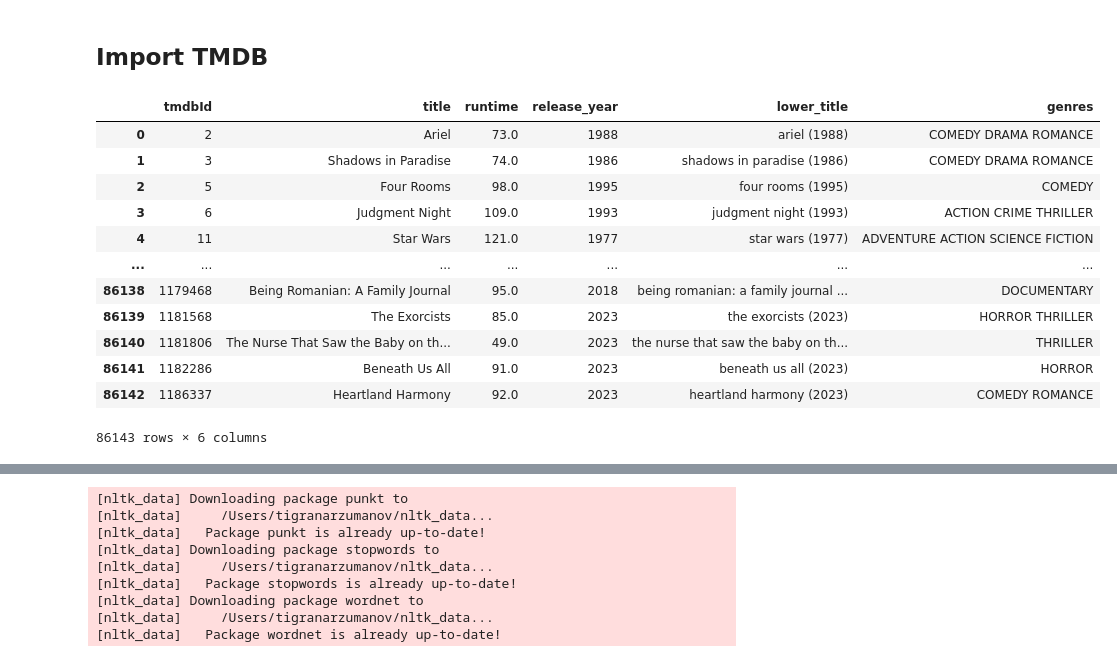
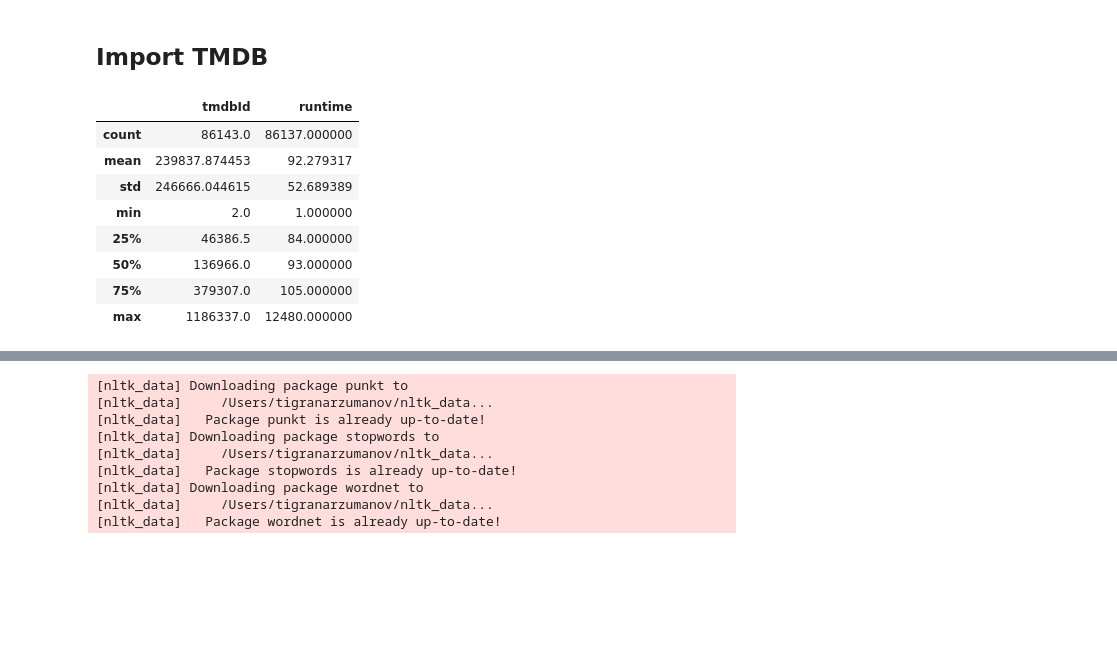
Before and after one commit to oliverramsaygray/film_wizard, a Jupyter notebook: notebooks/FInal Processing And Model.ipynb, the cells around one changed output, grey strips where cells are left out. Drawn from its saved outputs; the diff is of its cells as text; code cells hidden in the pictures; blank space fills up the shorter version.

```diff
--- a/notebooks/FInal Processing And Model.ipynb
+++ b/notebooks/FInal Processing And Model.ipynb
@@ -86,41 +86,37 @@ len(unique_genres)
 # %%
 query = '''
 SELECT tmdbId, title,  release_date, runtime, genre_1, genre_2, genre_3
 
 
 FROM `film-wizard-453315.tmdb_metadata.movie_details`
 '''
 
 # Run the query and store the results in a DataFrame
 tmdb_df = client.query(query).to_dataframe()
 
 #preprocess
 tmdb_df['release_year'] = tmdb_df['release_date'].astype(str).str[:4]
 tmdb_df['lower_title'] = tmdb_df['title'].apply(str.lower) + ' (' + tmdb_df['release_year'] + ')'
 tmdb_df['genres'] = tmdb_df['genre_1'].astype(str) + ' ' + tmdb_df['genre_2'].astype(str) + ' ' + tmdb_df['genre_3'].astype(str)
 tmdb_df['genres'] = tmdb_df['genres'].str.replace('None', '').str.strip().apply(str.upper)
 tmdb_df.drop(columns = ['genre_1','genre_2','genre_3','release_date'], inplace=True)
 tmdb_df = tmdb_df.drop_duplicates(subset=['lower_title']).reset_index(drop= True)
 # replace zero runtime with average
 mean_runtime = tmdb_df[tmdb_df['runtime'] != 0]['runtime'].mean()
 # Replace zeros with the calculated mean
 tmdb_df['runtime'] = tmdb_df['runtime'].replace(0, mean_runtime)
 
 
-tmdb_df
+tmdb_df.describe()
 # %% [output]
-|  | tmdbId | title | runtime | release_year | lower_title | genres |
-| 0 | 2 | Ariel | 73.0 | 1988 | ariel (1988) | COMEDY DRAMA ROMANCE |
-| 1 | 3 | Shadows in Paradise | 74.0 | 1986 | shadows in paradise (1986) | COMEDY DRAMA ROMANCE |
-| 2 | 5 | Four Rooms | 98.0 | 1995 | four rooms (1995) | COMEDY |
-| 3 | 6 | Judgment Night | 109.0 | 1993 | judgment night (1993) | ACTION CRIME THRILLER |
-| 4 | 11 | Star Wars | 121.0 | 1977 | star wars (1977) | ADVENTURE ACTION SCIENCE FICTION |
-| ... | ... | ... | ... | ... | ... | ... |
-| 86138 | 1179468 | Being Romanian: A Family Journal | 95.0 | 2018 | being romanian: a family journal ... | DOCUMENTARY |
-| 86139 | 1181568 | The Exorcists | 85.0 | 2023 | the exorcists (2023) | HORROR THRILLER |
-| 86140 | 1181806 | The Nurse That Saw the Baby on th... | 49.0 | 2023 | the nurse that saw the baby on th... | THRILLER |
-| 86141 | 1182286 | Beneath Us All | 91.0 | 2023 | beneath us all (2023) | HORROR |
-| 86142 | 1186337 | Heartland Harmony | 92.0 | 2023 | heartland harmony (2023) | COMEDY ROMANCE |
+|  | tmdbId | runtime |
+| count | 86143.0 | 86137.000000 |
+| mean | 239837.874453 | 92.279317 |
+| std | 246666.044615 | 52.689389 |
+| min | 2.0 | 1.000000 |
+| 25% | 46386.5 | 84.000000 |
+| 50% | 136966.0 | 93.000000 |
+| 75% | 379307.0 | 105.000000 |
+| max | 1186337.0 | 12480.000000 |
-86143 rows × 6 columns
 # %%
 #merge dataframes
```
Also changed, not shown: parts of 19 cells of this notebook, 3 other files.
